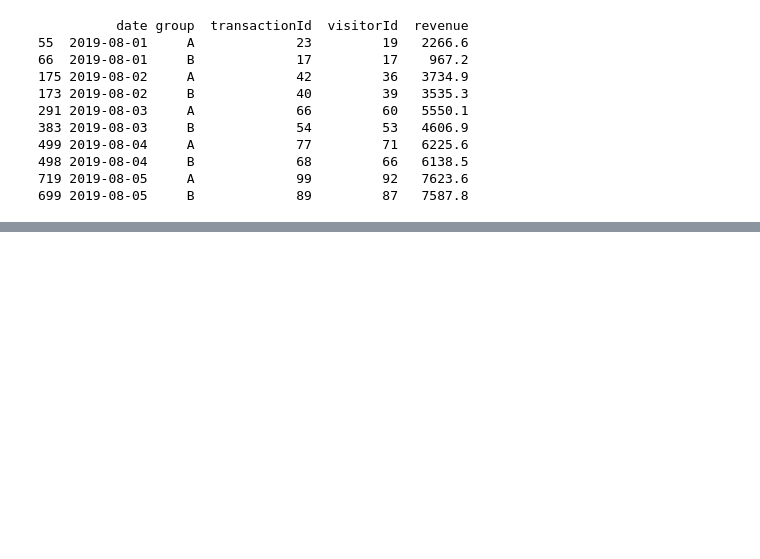
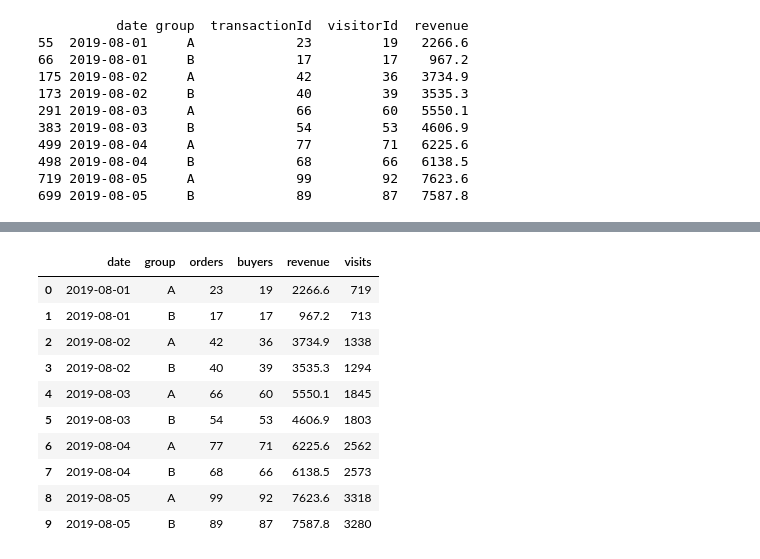
Before and after one commit to gustavoquareli/projeto_S09, a Jupyter notebook: notebook.ipynb, the cells around one changed output, grey strips where cells are left out. Cells and saved outputs as stored; diff of their text form; code cells hidden in the pictures; blank space fills up the shorter version.

```diff
--- a/notebook.ipynb
+++ b/notebook.ipynb
@@ -340,0 +360,16 @@ print(orders_aggregated.head(10))
+# %%
+cumulative_data = orders_aggregated.merge(visits_aggregated, left_on=['date', 'group'], right_on=['date', 'group'])
+cumulative_data.columns = ['date', 'group', 'orders', 'buyers', 'revenue', 'visits']
+cumulative_data.head(10)
+# %% [output]
+|  | date | group | orders | buyers | revenue | visits |
+| 0 | 2019-08-01 | A | 23 | 19 | 2266.6 | 719 |
+| 1 | 2019-08-01 | B | 17 | 17 | 967.2 | 713 |
+| 2 | 2019-08-02 | A | 42 | 36 | 3734.9 | 1338 |
+| 3 | 2019-08-02 | B | 40 | 39 | 3535.3 | 1294 |
+| 4 | 2019-08-03 | A | 66 | 60 | 5550.1 | 1845 |
+| 5 | 2019-08-03 | B | 54 | 53 | 4606.9 | 1803 |
+| 6 | 2019-08-04 | A | 77 | 71 | 6225.6 | 2562 |
+| 7 | 2019-08-04 | B | 68 | 66 | 6138.5 | 2573 |
+| 8 | 2019-08-05 | A | 99 | 92 | 7623.6 | 3318 |
+| 9 | 2019-08-05 | B | 89 | 87 | 7587.8 | 3280 |
```
Also changed, not shown: parts of 4 cells of this notebook.
